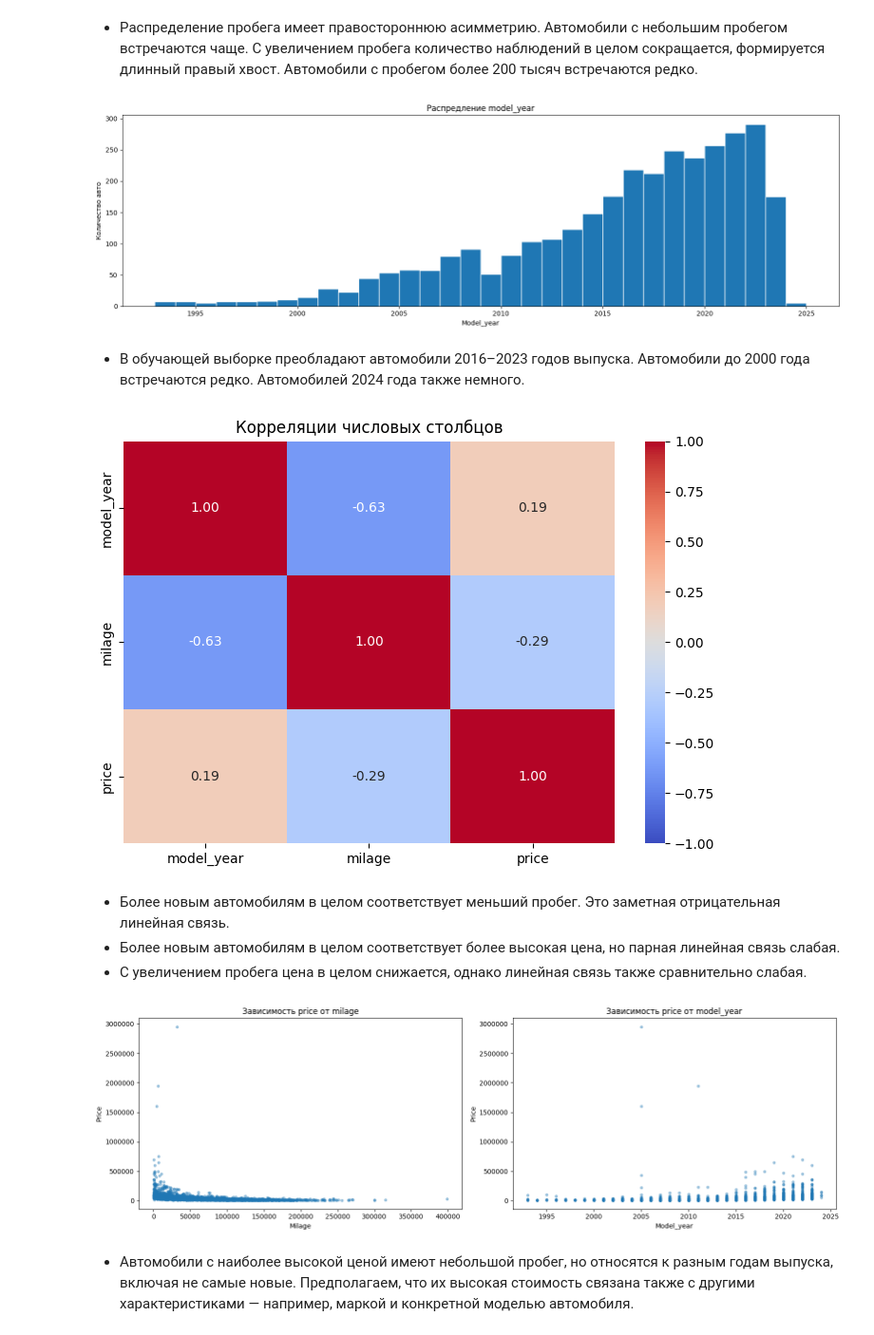
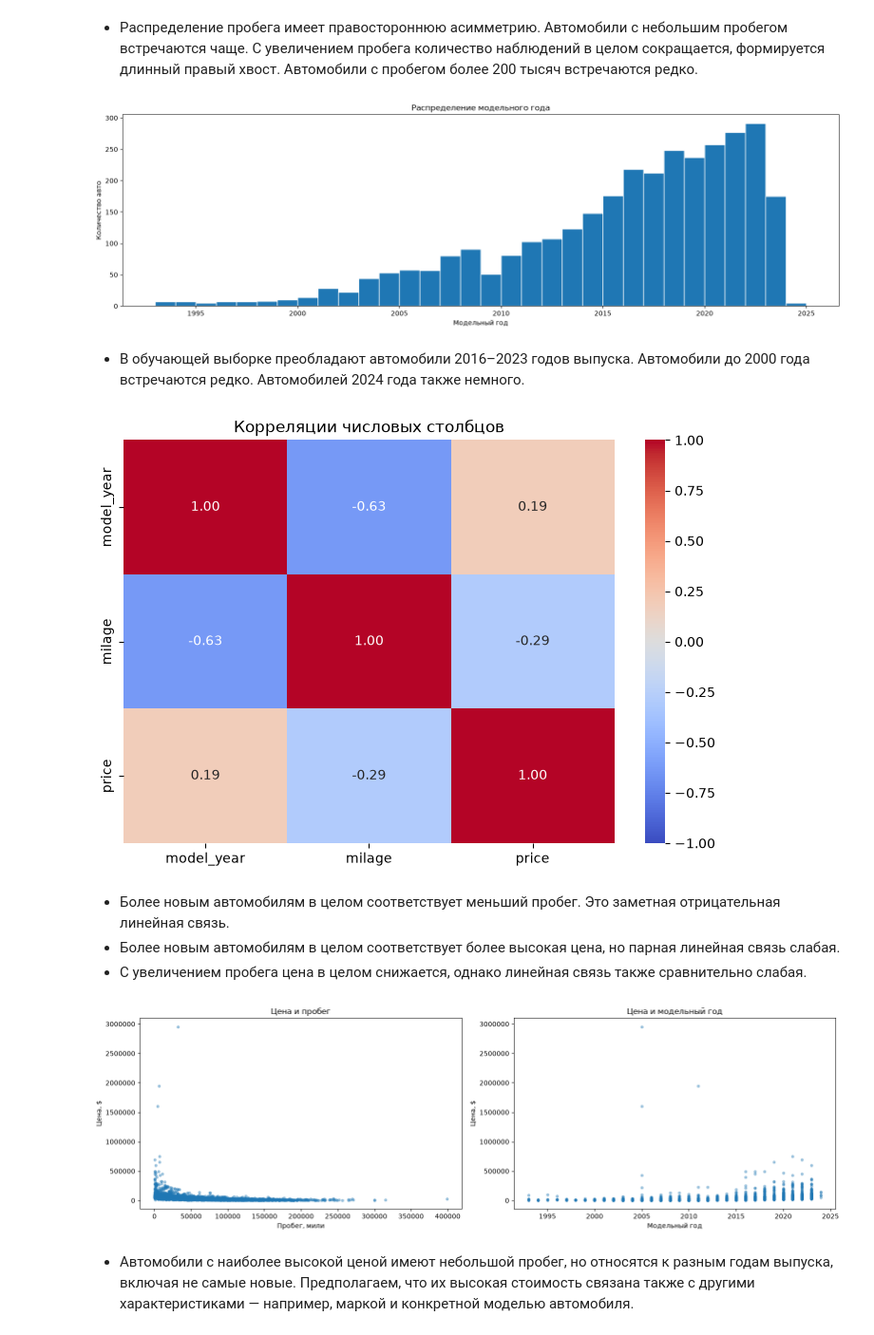
Before and after one commit to egorbolshanin/postupashki1, a Jupyter notebook: research.ipynb, the cells around one changed output. Shown at 95% size. Saved outputs shown, nothing was run; the diff lists cells and outputs as text; code cells hidden in the pictures.

Commit message:
Finalize car price research report and reproducibility

```diff
--- a/research.ipynb
+++ b/research.ipynb
@@ -151,18 +182,18 @@ fig, ax = plt.subplots(figsize=(16, 5))
 bins = range(df_train['model_year'].min(), df_train['model_year'].max() + 2)
 
 ax.hist(df_train['model_year'], bins=bins, edgecolor='white')
-ax.set(title='Распредление model_year',
-       xlabel='Model_year', ylabel='Количество авто')
+ax.set(title='Распределение модельного года',
+       xlabel='Модельный год', ylabel='Количество авто')
 
 plt.tight_layout()
 plt.show()
 # %% [output]
-[figure, old version]
+[figure, new version]
 # %% [markdown]
 * В обучающей выборке преобладают автомобили 2016–2023 годов выпуска. Автомобили до 2000 года встречаются редко. Автомобилей 2024 года также немного.
 # %%
-numiric_cols = ['model_year', 'milage', 'price']
-corr = df_train[numiric_cols].corr()
+eda_numeric_cols = ['model_year', 'milage', 'price']
+corr = df_train[eda_numeric_cols].corr()
 
 fig, ax = plt.subplots(figsize=(7, 5))
 
@@ -173,7 +204,7 @@ ax.set_title('Корреляции числовых столбцов')
 plt.tight_layout()
 plt.show()
 # %% [output]
-[figure, old version]
+[figure, new version]
 # %% [markdown]
 * Более новым автомобилям в целом соответствует меньший пробег. Это заметная отрицательная линейная связь.
 * Более новым автомобилям в целом соответствует более высокая цена, но парная линейная связь слабая.
@@ -181,22 +212,22 @@ plt.show()
 # %%
 fig, axes = plt.subplots(1, 2, figsize=(16, 5))
 
 axes[0].scatter(df_train['milage'], df_train['price'],
                 s=12, alpha=0.4)
-axes[0].set(title='Зависимость price от milage',
-            xlabel='Milage', ylabel='Price')
+axes[0].set(title='Цена и пробег',
+            xlabel='Пробег, мили', ylabel='Цена, $')
 axes[0].ticklabel_format(axis='y', style='plain')
 
 axes[1].scatter(df_train['model_year'], df_train['price'],
                 s=12, alpha=0.4)
-axes[1].set(title='Зависимость price от model_year',
-            xlabel='Model_year', ylabel='Price')
+axes[1].set(title='Цена и модельный год',
+            xlabel='Модельный год', ylabel='Цена, $')
 axes[1].ticklabel_format(axis='y', style='plain')
 
 plt.tight_layout()
 plt.show()
 # %% [output]
-[figure, old version]
+[figure, new version]
 # %% [markdown]
 * Автомобили с наиболее высокой ценой имеют небольшой пробег, но относятся к разным годам выпуска, включая не самые новые. Предполагаем, что их высокая стоимость связана также с другими характеристиками — например, маркой и конкретной моделью автомобиля.
 # %%
```
Also changed, not shown: parts of 100 cells of this notebook, 7 other files.
